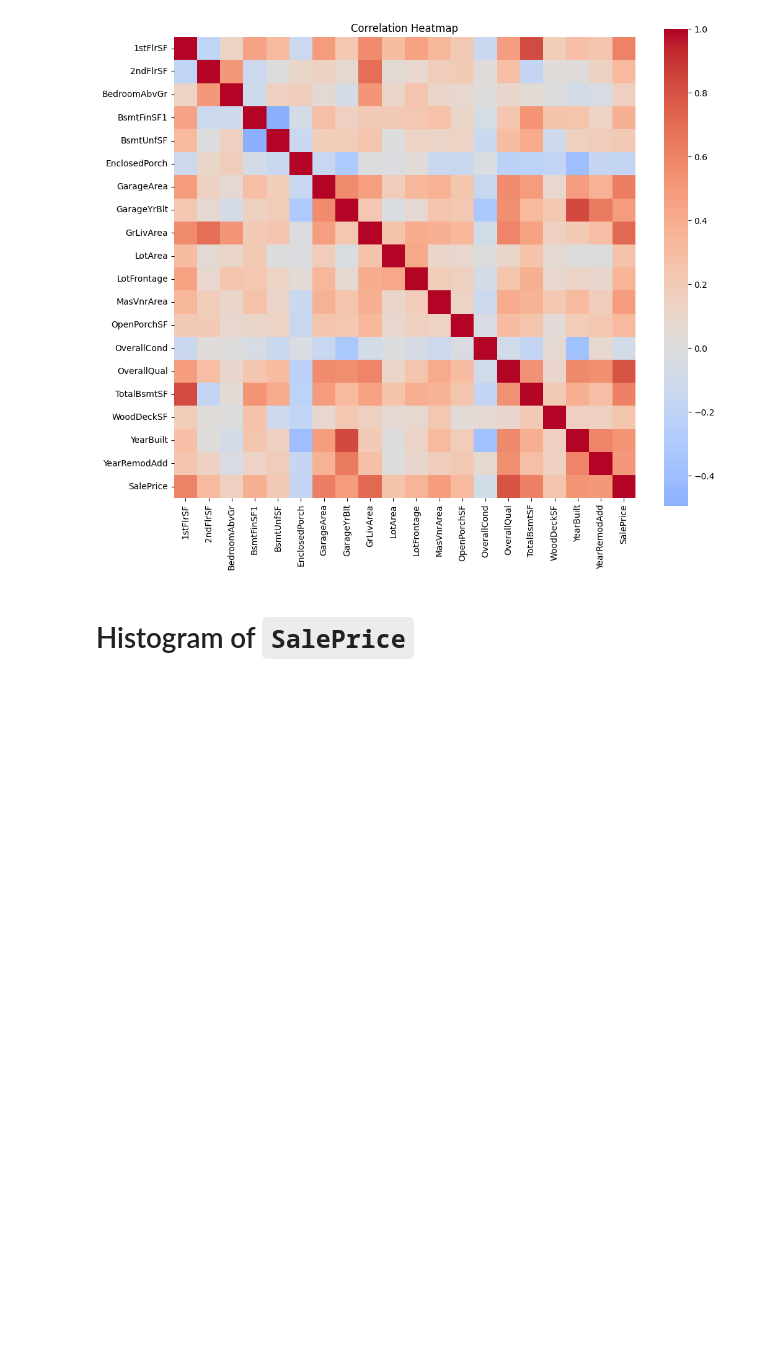
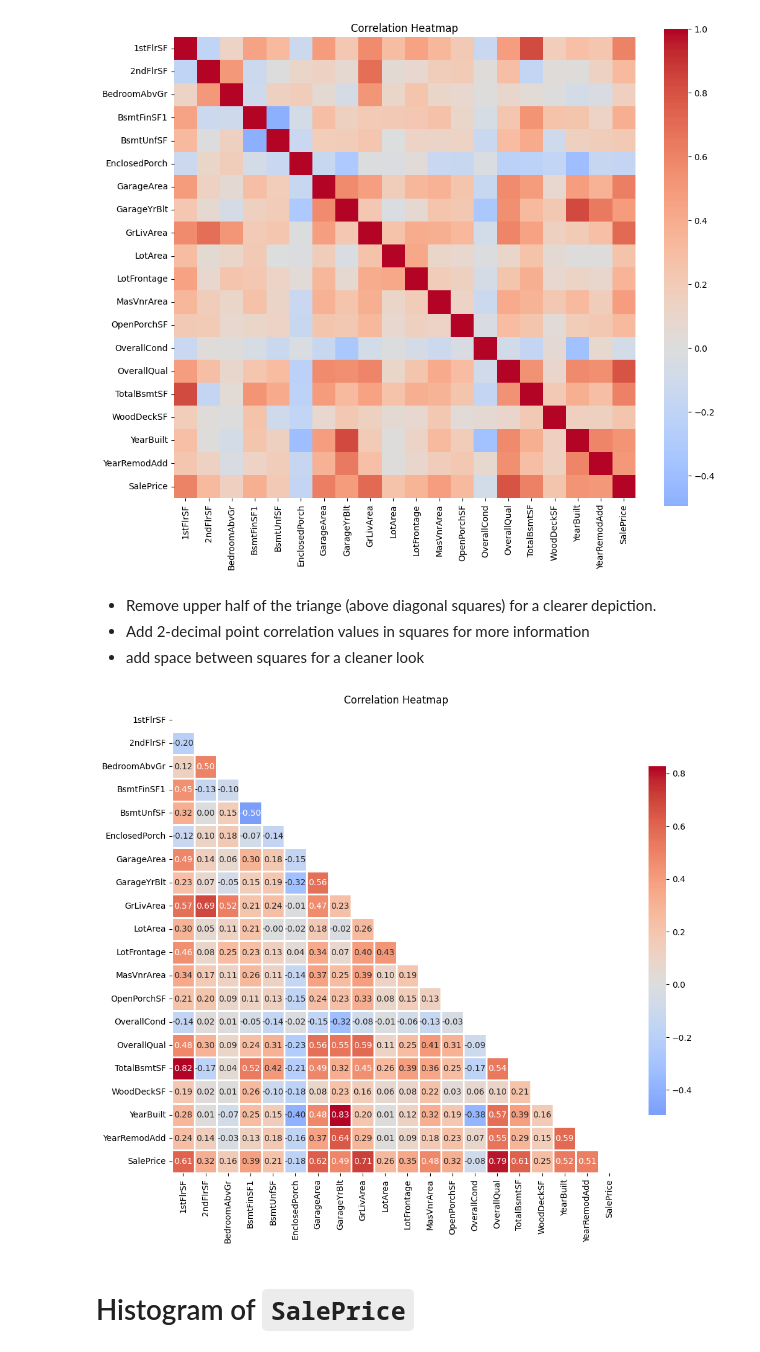
Before and after one commit to hisarciklilar/heritage-housing-issues, a Jupyter notebook: jupyter_notebooks/02 Exploratory Data Analysis.ipynb, the cells around one changed output. Saved outputs shown, nothing was run; the diff lists cells and outputs as text; code cells hidden in the pictures; blank space fills up the shorter version.

Commit message:
Improve correlation heatmap

```diff
--- a/jupyter_notebooks/02 Exploratory Data Analysis.ipynb
+++ b/jupyter_notebooks/02 Exploratory Data Analysis.ipynb
@@ -131,6 +131,22 @@ plt.title("Correlation Heatmap")
 plt.show()
 # %% [output]
 [figure]
+# %% [markdown]
+* Remove upper half of the triange (above diagonal squares) for a clearer depiction.
+* Add 2-decimal point correlation values in squares for more information
+* add space between squares for a cleaner look
+# %%
+# Create a mask for the upper triangle
+mask = np.triu(np.ones_like(corr, dtype=bool))
+
+plt.figure(figsize=(12, 10))
+sns.heatmap(corr, cmap="coolwarm", center=0, annot=True, fmt="0.2f",
+    mask=mask, linewidths=1, cbar_kws={"shrink": 0.75}
+)
+plt.title("Correlation Heatmap")
+plt.show()
+# %% [output]
+[figure, added]
 # %% [markdown]
 # Histogram of `SalePrice`
 # %% [markdown]
```
Also changed, not shown: parts of 1 cell of this notebook.
